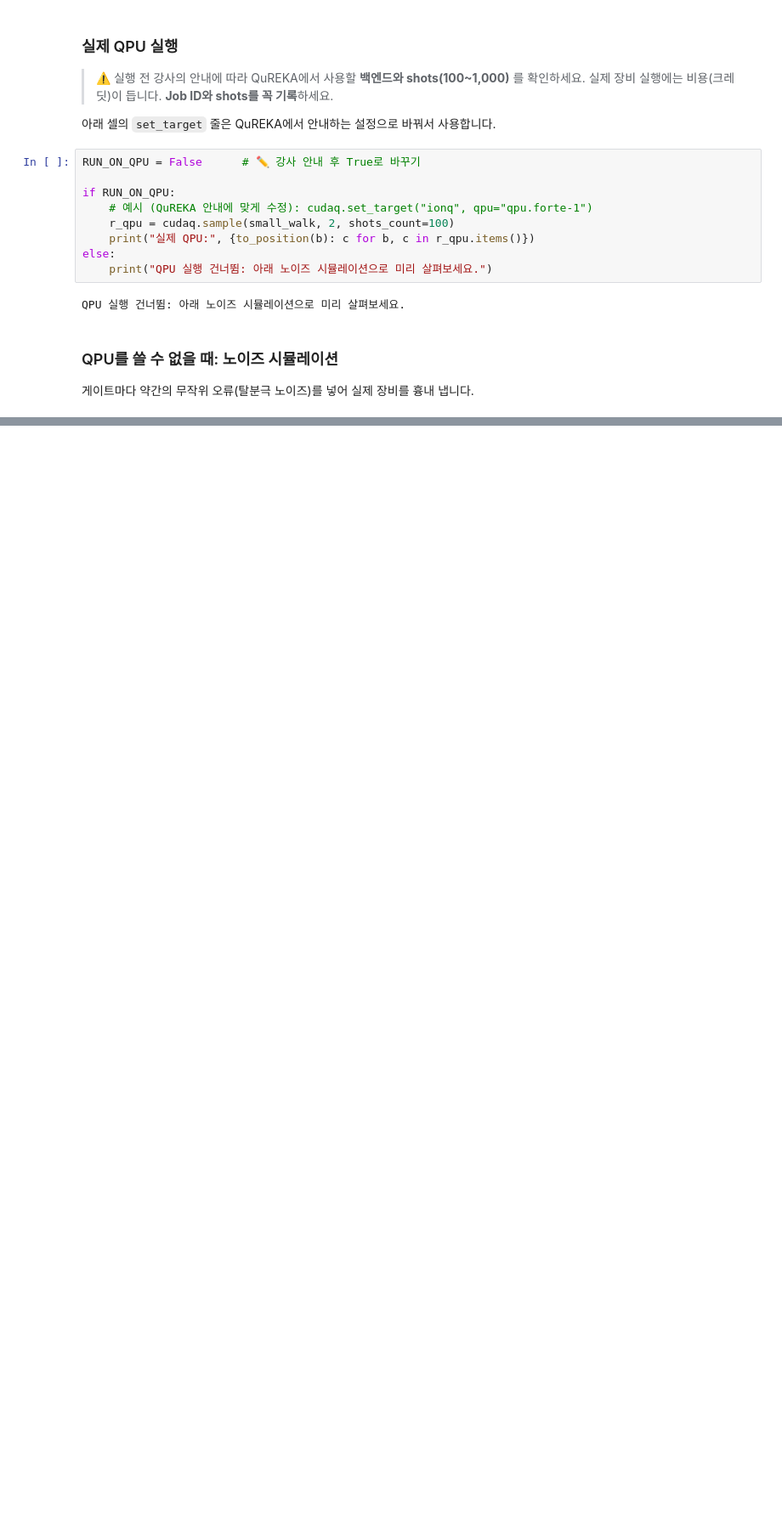
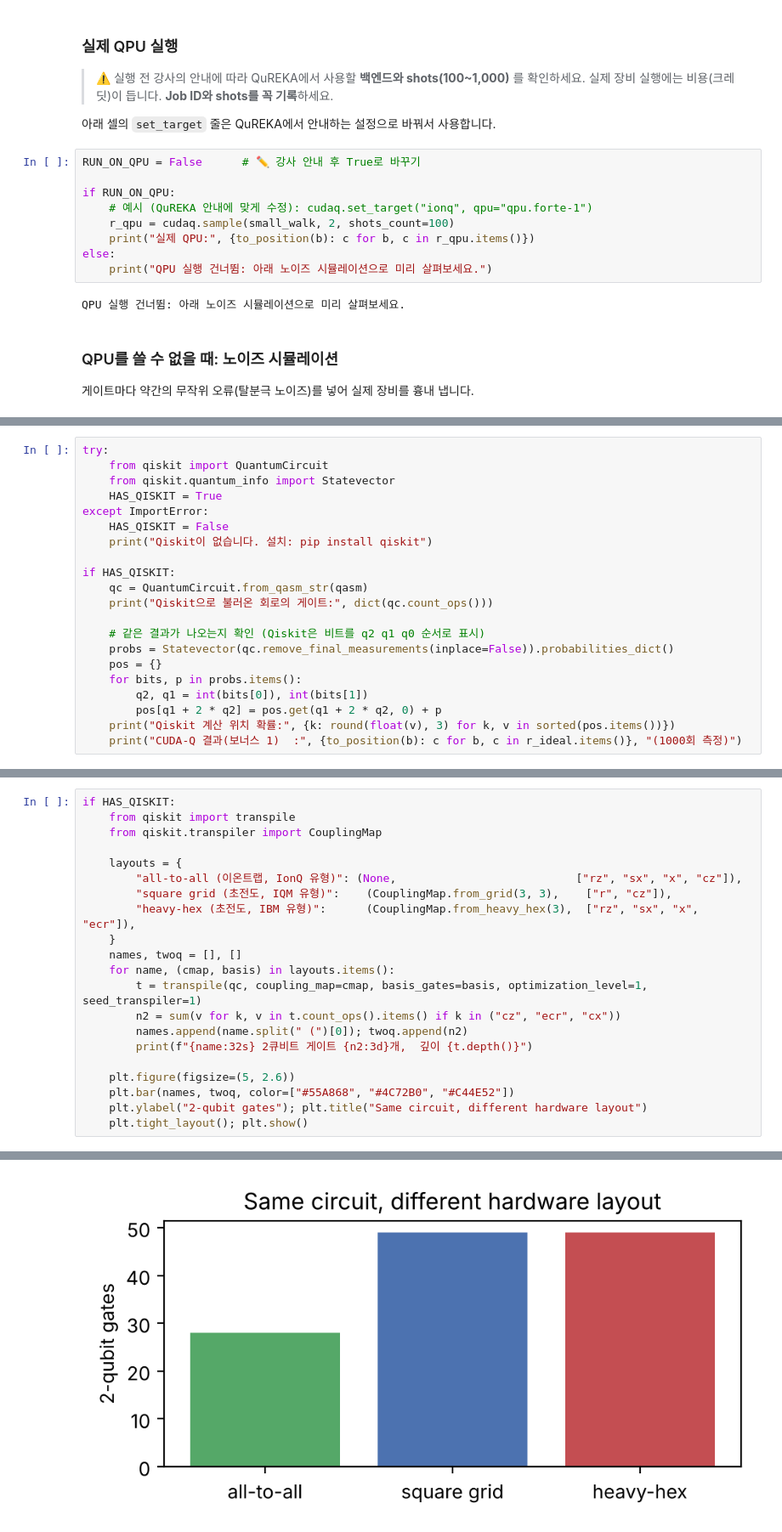
Before and after one commit to bpark-research/sqc-2026-quantum-camp, a Jupyter notebook: solutions/day3_quantum_walk_solution.ipynb, the cells around one changed output, grey strips where cells are left out. Shown at 85% size. Cells and saved outputs as stored; diff of their text form; blank space fills up the shorter version.

```diff
--- a/solutions/day3_quantum_walk_solution.ipynb
+++ b/solutions/day3_quantum_walk_solution.ipynb
@@ -644,0 +693,21 @@ cudaq.reset_target()      # 원래 시뮬레이터로 되돌리기
+# %%
+try:
+    from qiskit import QuantumCircuit
+    from qiskit.quantum_info import Statevector
+    HAS_QISKIT = True
+except ImportError:
+    HAS_QISKIT = False
+    print("Qiskit이 없습니다. 설치: pip install qiskit")
+
+if HAS_QISKIT:
+    qc = QuantumCircuit.from_qasm_str(qasm)
+    print("Qiskit으로 불러온 회로의 게이트:", dict(qc.count_ops()))
+
+    # 같은 결과가 나오는지 확인 (Qiskit은 비트를 q2 q1 q0 순서로 표시)
+    probs = Statevector(qc.remove_final_measurements(inplace=False)).probabilities_dict()
+    pos = {}
+    for bits, p in probs.items():
+        q2, q1 = int(bits[0]), int(bits[1])
+        pos[q1 + 2 * q2] = pos.get(q1 + 2 * q2, 0) + p
+    print("Qiskit 계산 위치 확률:", {k: round(float(v), 3) for k, v in sorted(pos.items())})
+    print("CUDA-Q 결과(보너스 1)  :", {to_position(b): c for b, c in r_ideal.items()}, "(1000회 측정)")
@@ -644,0 +723,22 @@ cudaq.reset_target()      # 원래 시뮬레이터로 되돌리기
+# %%
+if HAS_QISKIT:
+    from qiskit import transpile
+    from qiskit.transpiler import CouplingMap
+
+    layouts = {
+        "all-to-all (이온트랩, IonQ 유형)": (None,                           ["rz", "sx", "x", "cz"]),
+        "square grid (초전도, IQM 유형)":    (CouplingMap.from_grid(3, 3),    ["r", "cz"]),
+        "heavy-hex (초전도, IBM 유형)":      (CouplingMap.from_heavy_hex(3),  ["rz", "sx", "x", "ecr"]),
+    }
+    names, twoq = [], []
+    for name, (cmap, basis) in layouts.items():
+        t = transpile(qc, coupling_map=cmap, basis_gates=basis, optimization_level=1, seed_transpiler=1)
+        n2 = sum(v for k, v in t.count_ops().items() if k in ("cz", "ecr", "cx"))
+        names.append(name.split(" (")[0]); twoq.append(n2)
+        print(f"{name:32s} 2큐비트 게이트 {n2:3d}개,  깊이 {t.depth()}")
+
+    plt.figure(figsize=(5, 2.6))
+    plt.bar(names, twoq, color=["#55A868", "#4C72B0", "#C44E52"])
+    plt.ylabel("2-qubit gates"); plt.title("Same circuit, different hardware layout")
+    plt.tight_layout(); plt.show()
+# %% [output]
@@ -644,0 +748 @@ cudaq.reset_target()      # 원래 시뮬레이터로 되돌리기
+[figure, added]
```
Also changed, not shown: parts of 11 cells of this notebook, 2 other files.
